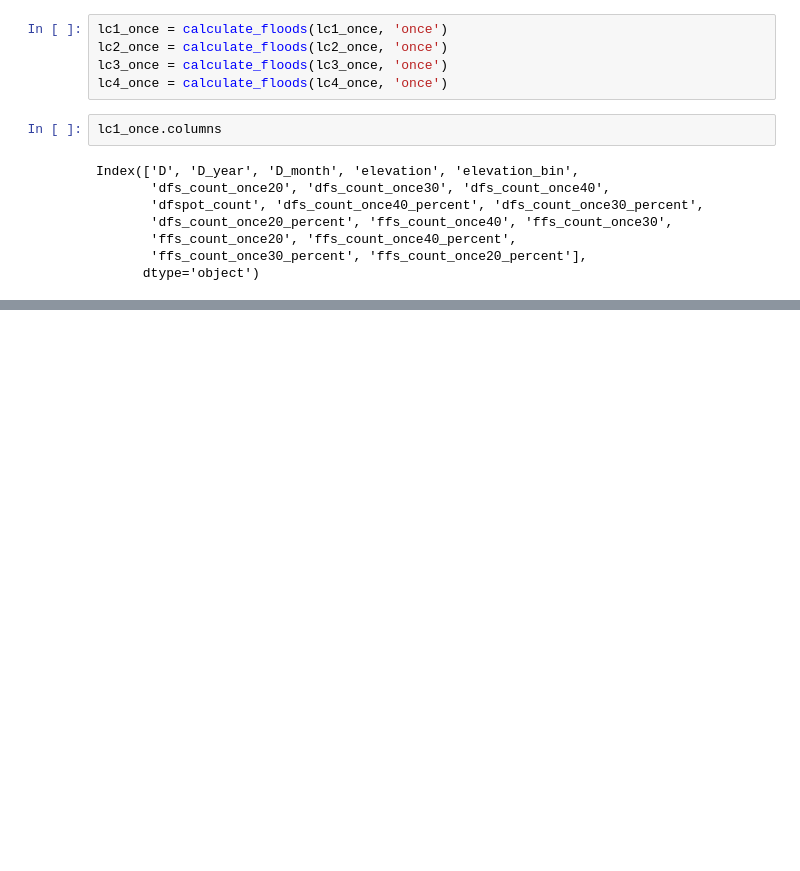
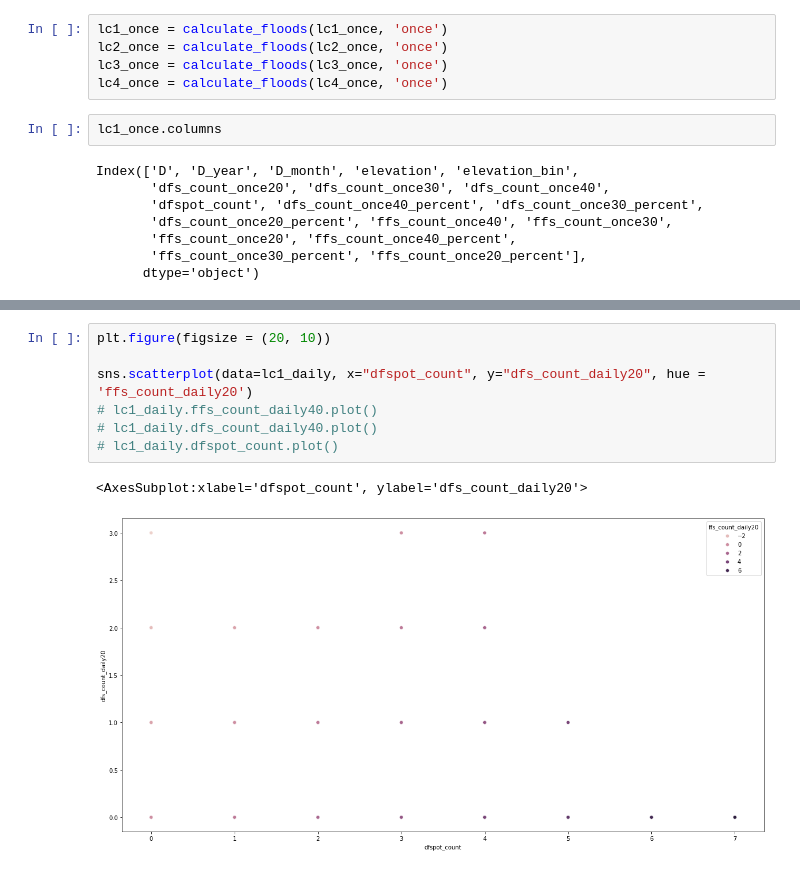
Before and after one commit to varyabazilova/sedcas_sediments_hma, a Jupyter notebook: 202406_modelruns/floods_per_month_plot.ipynb, the cells around one changed output, grey strips where cells are left out. Cells and saved outputs as stored; diff of their text form; blank space fills up the shorter version.

```diff
--- a/202406_modelruns/floods_per_month_plot.ipynb
+++ b/202406_modelruns/floods_per_month_plot.ipynb
@@ -272,0 +276,10 @@ lc1_once.ffs_count_once30_percent.plot()
+# %%
+plt.figure(figsize = (20, 10))
+
+sns.scatterplot(data=lc1_daily, x="dfspot_count", y="dfs_count_daily20", hue = 'ffs_count_daily20')
+# lc1_daily.ffs_count_daily40.plot()
+# lc1_daily.dfs_count_daily40.plot()
+# lc1_daily.dfspot_count.plot()
+# %% [output]
+<AxesSubplot:xlabel='dfspot_count', ylabel='dfs_count_daily20'>
+[figure, added]
```
Also changed, not shown: parts of 2 cells of this notebook, 3 other files.
